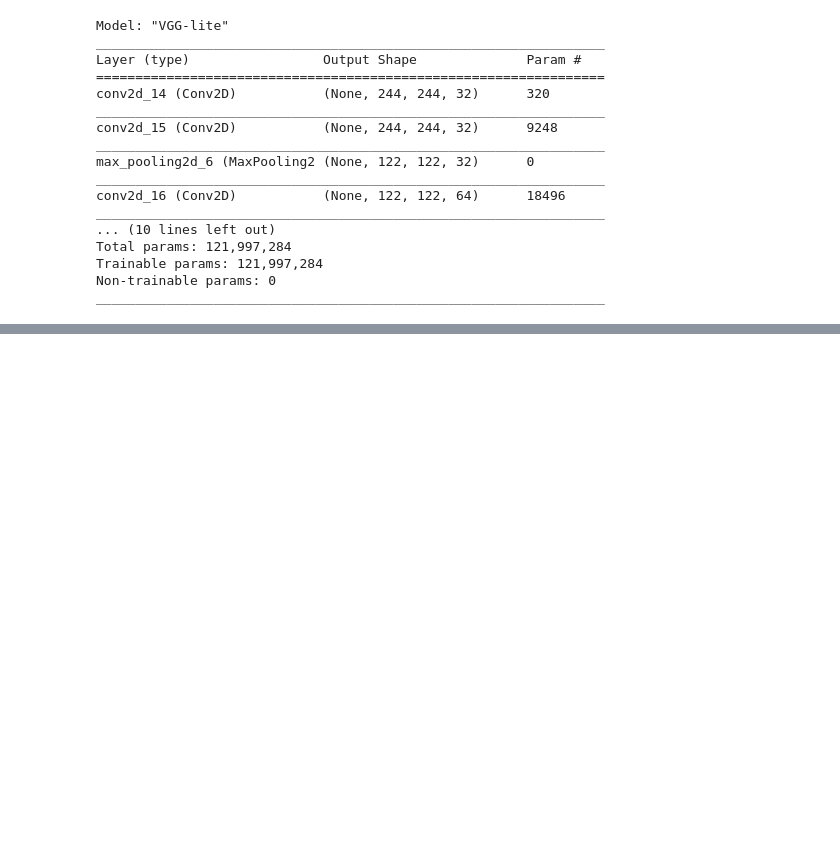
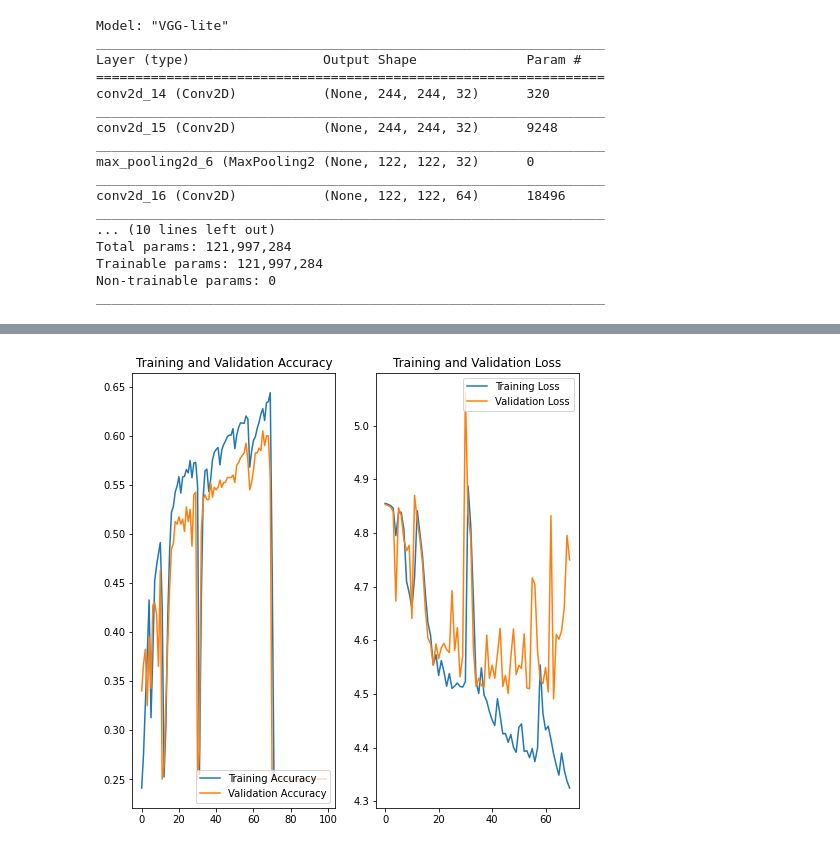
Before and after one commit to LukeScales1/ee544-computer-vision, a Jupyter notebook: notebooks/exploration.ipynb, the cells around one changed output, grey strips where cells are left out. Saved outputs shown, nothing was run; the diff lists cells and outputs as text; code cells hidden in the pictures; blank space fills up the shorter version.

```diff
--- a/notebooks/exploration.ipynb
+++ b/notebooks/exploration.ipynb
@@ -280,8 +282,9 @@ Trainable params: 121,997,284
 Non-trainable params: 0
 _________________________________________________________________
 # %%
-model = Sequential(name="VGG-lite(r)")
-model.add(Conv2D(filters=32, kernel_size=3, padding='same', activation='relu', input_shape=(32, 32, 1)))
+model = Sequential(name="VGG-liter")
+model.add(keras.layers.experimental.preprocessing.Rescaling(1./255, input_shape=(32, 32, 1))),
+model.add(Conv2D(filters=32, kernel_size=3, padding='same', activation='relu'))
 model.add(Conv2D(filters=32, kernel_size=3, padding='same', activation='relu'))
 model.add(MaxPool2D(pool_size=(2, 2)))
 model.add(Conv2D(filters=64, kernel_size=3, padding='same', activation='relu'))
@@ -314,0 +365,7 @@ _________________________________________________________________
+# %%
+epochs=100
+history = model.fit(
+    train_data,
+    validation_data=val_data,
+    epochs=epochs,
+)
@@ -314,0 +390,24 @@ _________________________________________________________________
+# %%
+acc = history.history['accuracy']
+val_acc = history.history['val_accuracy']
+
+loss = history.history['loss']
+val_loss = history.history['val_loss']
+
+epochs_range = range(epochs)
+
+plt.figure(figsize=(8, 8))
+plt.subplot(1, 2, 1)
+plt.plot(epochs_range, acc, label='Training Accuracy')
+plt.plot(epochs_range, val_acc, label='Validation Accuracy')
+plt.legend(loc='lower right')
+plt.title('Training and Validation Accuracy')
+
+plt.subplot(1, 2, 2)
+plt.plot(epochs_range, loss, label='Training Loss')
+plt.plot(epochs_range, val_loss, label='Validation Loss')
+plt.legend(loc='upper right')
+plt.title('Training and Validation Loss')
+plt.show()
+# %% [output]
+[figure, added]
```
Also changed, not shown: parts of 10 cells of this notebook, 1 other file.
